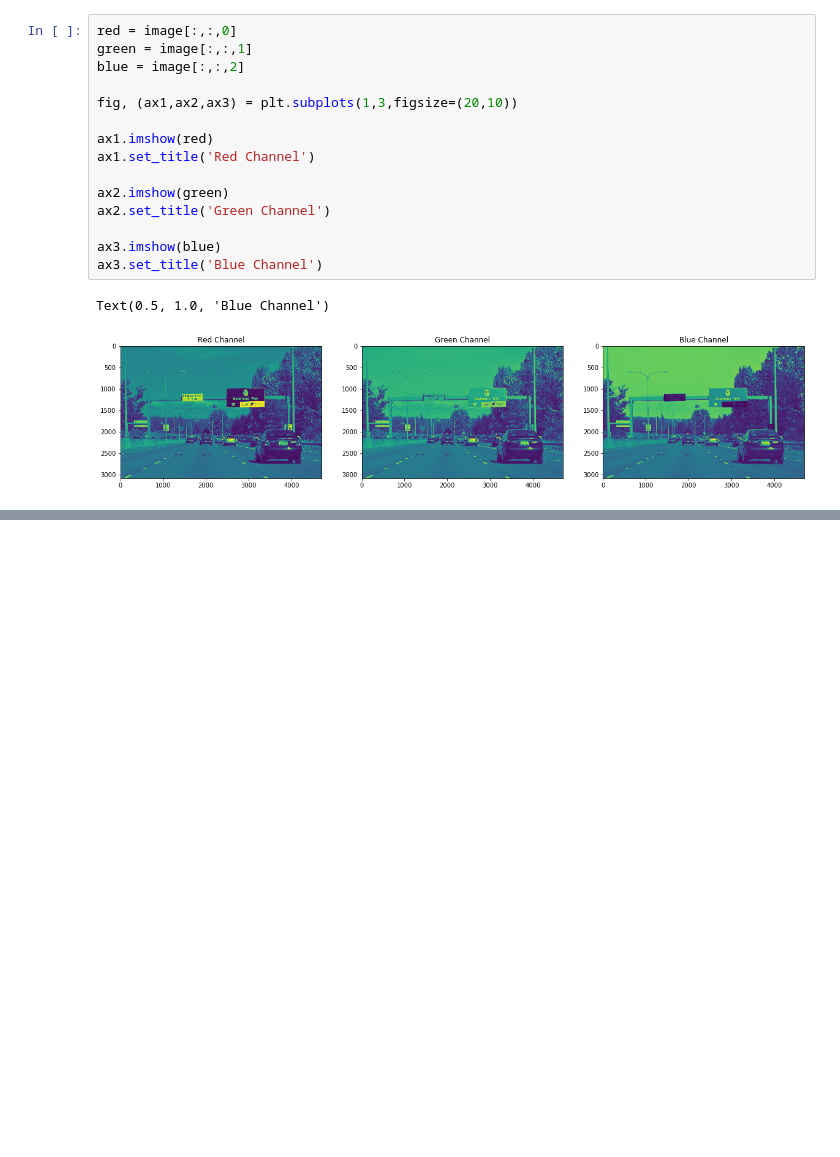
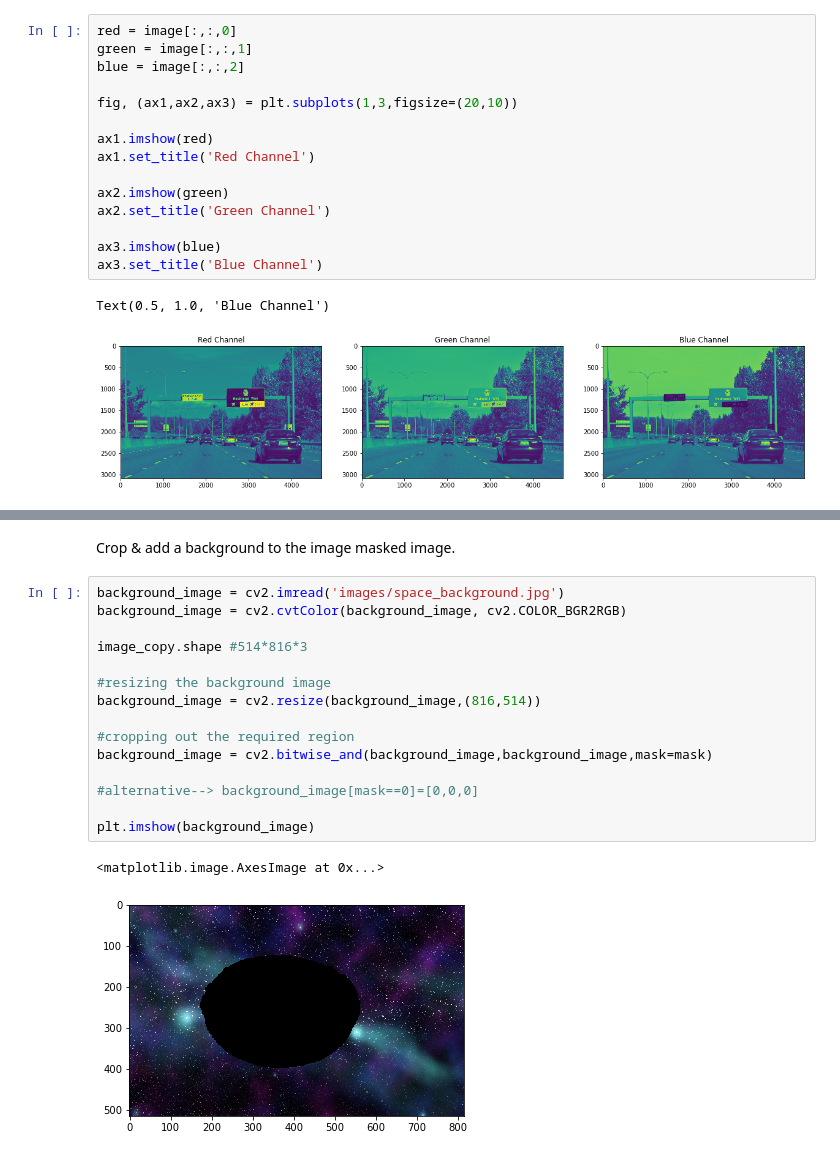
Before and after one commit to gitSuyash/Computer-Vision-Notebooks, a Jupyter notebook: 2. RGB Colorspace.ipynb, the cells around one changed output, grey strips where cells are left out. Saved outputs shown, nothing was run; the diff lists cells and outputs as text; blank space fills up the shorter version.

```diff
--- a/2. RGB Colorspace.ipynb
+++ b/2. RGB Colorspace.ipynb
@@ -41,0 +73,20 @@ Text(0.5, 1.0, 'Blue Channel')
+# %% [markdown]
+Crop & add a background to the image masked image.
+# %%
+background_image = cv2.imread('images/space_background.jpg')
+background_image = cv2.cvtColor(background_image, cv2.COLOR_BGR2RGB)
+
+image_copy.shape #514*816*3
+
+#resizing the background image
+background_image = cv2.resize(background_image,(816,514))
+
+#cropping out the required region
+background_image = cv2.bitwise_and(background_image,background_image,mask=mask)
+
+#alternative--> background_image[mask==0]=[0,0,0]
+
+plt.imshow(background_image)
+# %% [output]
+<matplotlib.image.AxesImage at 0x...>
+[figure, added]
```
Also changed, not shown: parts of 6 cells of this notebook, 1 other file.
